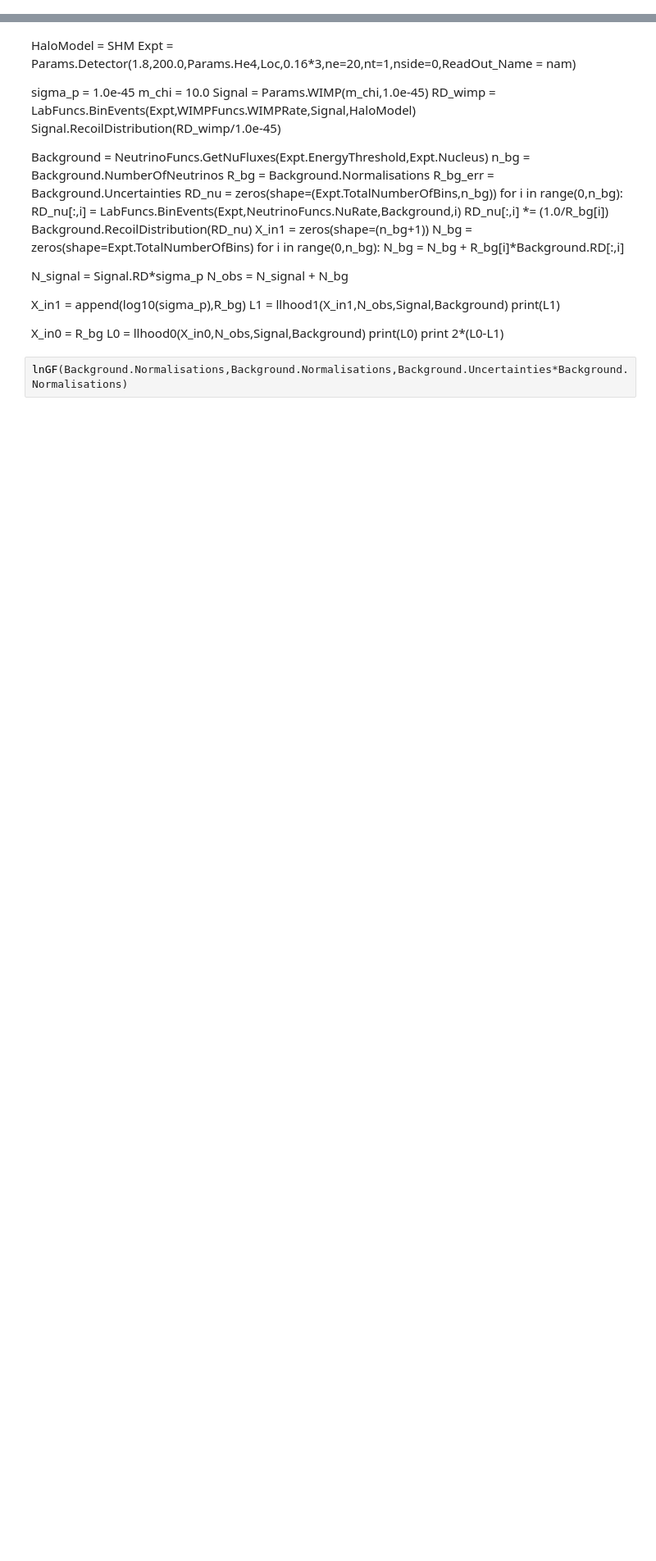
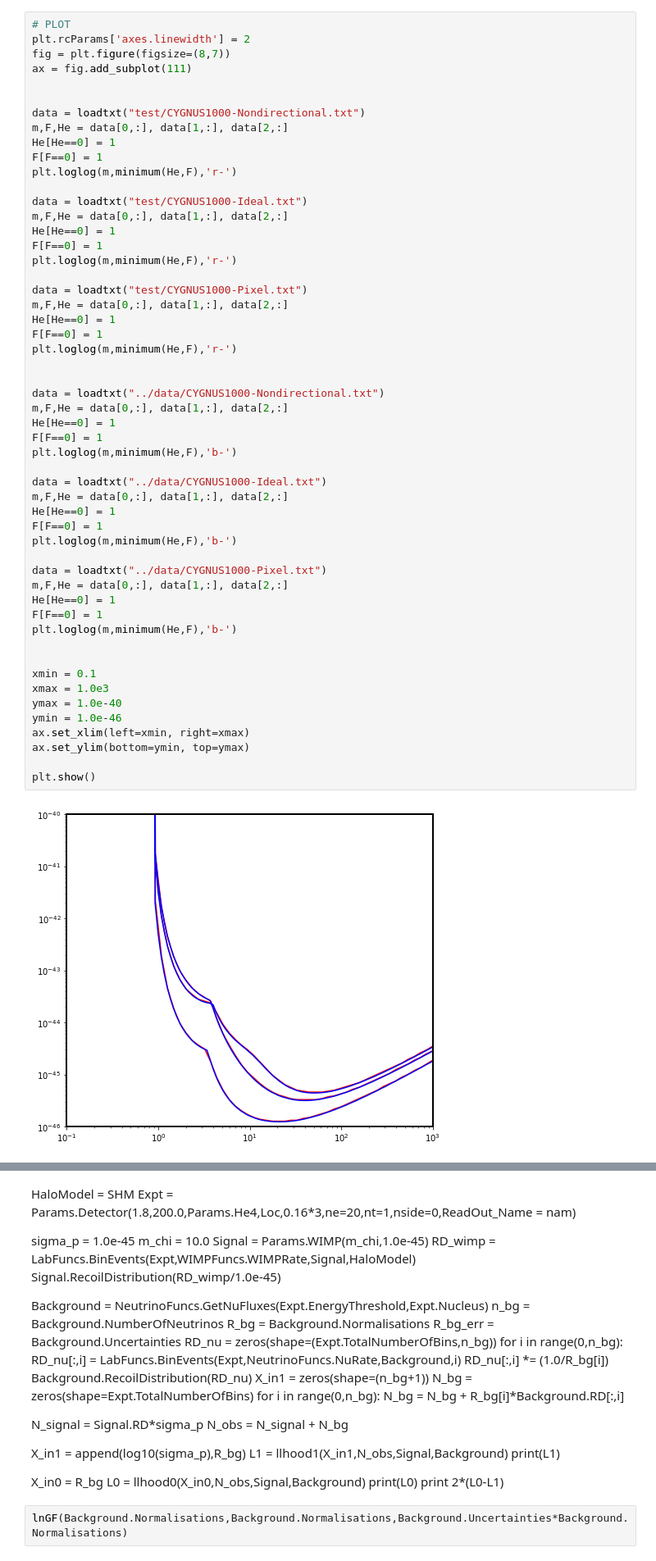
Before and after one commit to cajohare/CYGNUS, a Jupyter notebook: python/test.ipynb, the cells around one changed output, grey strips where cells are left out. Shown: that part at 82% size. Cells and saved outputs as stored; diff of their text form; blank space fills up the shorter version.

```diff
--- a/python/test.ipynb
+++ b/python/test.ipynb
@@ -70,0 +50,55 @@ plt.show()
+# %%
+# PLOT
+plt.rcParams['axes.linewidth'] = 2
+fig = plt.figure(figsize=(8,7))
+ax = fig.add_subplot(111)
+
+
+data = loadtxt("test/CYGNUS1000-Nondirectional.txt")
+m,F,He = data[0,:], data[1,:], data[2,:]
+He[He==0] = 1
+F[F==0] = 1
+plt.loglog(m,minimum(He,F),'r-')
+
+data = loadtxt("test/CYGNUS1000-Ideal.txt")
+m,F,He = data[0,:], data[1,:], data[2,:]
+He[He==0] = 1
+F[F==0] = 1
+plt.loglog(m,minimum(He,F),'r-')
+
+data = loadtxt("test/CYGNUS1000-Pixel.txt")
+m,F,He = data[0,:], data[1,:], data[2,:]
+He[He==0] = 1
+F[F==0] = 1
+plt.loglog(m,minimum(He,F),'r-')
+
+
+data = loadtxt("../data/CYGNUS1000-Nondirectional.txt")
+m,F,He = data[0,:], data[1,:], data[2,:]
+He[He==0] = 1
+F[F==0] = 1
+plt.loglog(m,minimum(He,F),'b-')
+
+data = loadtxt("../data/CYGNUS1000-Ideal.txt")
+m,F,He = data[0,:], data[1,:], data[2,:]
+He[He==0] = 1
+F[F==0] = 1
+plt.loglog(m,minimum(He,F),'b-')
+
+data = loadtxt("../data/CYGNUS1000-Pixel.txt")
+m,F,He = data[0,:], data[1,:], data[2,:]
+He[He==0] = 1
+F[F==0] = 1
+plt.loglog(m,minimum(He,F),'b-')
+
+
+xmin = 0.1
+xmax = 1.0e3
+ymax = 1.0e-40
+ymin = 1.0e-46
+ax.set_xlim(left=xmin, right=xmax)
+ax.set_ylim(bottom=ymin, top=ymax)
+
+plt.show()
+# %% [output]
+[figure, added]
```
Also changed, not shown: parts of 5 cells of this notebook, 16 other files.
